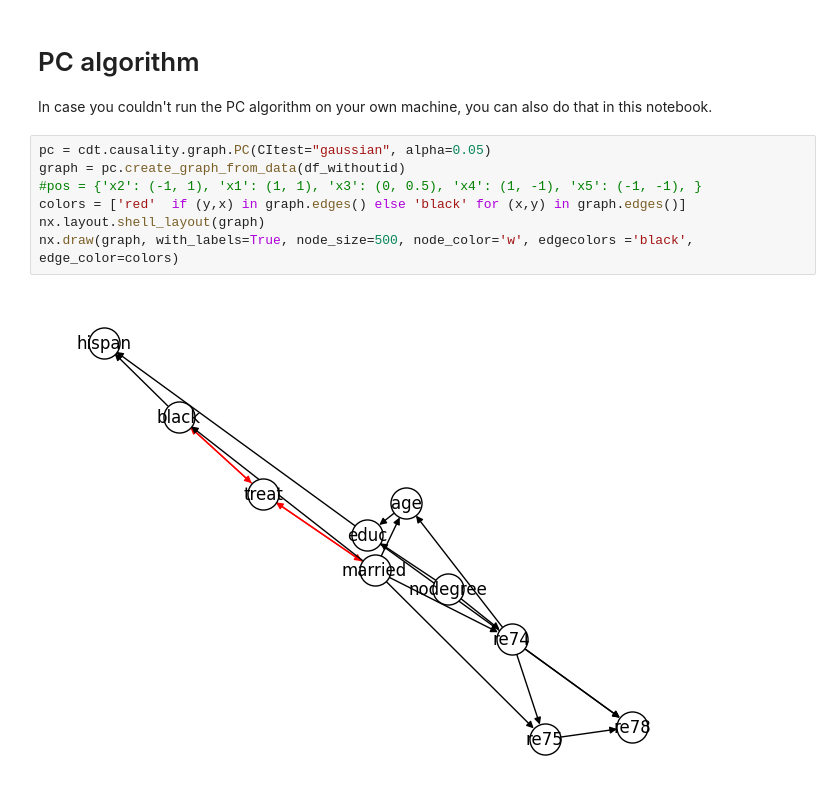
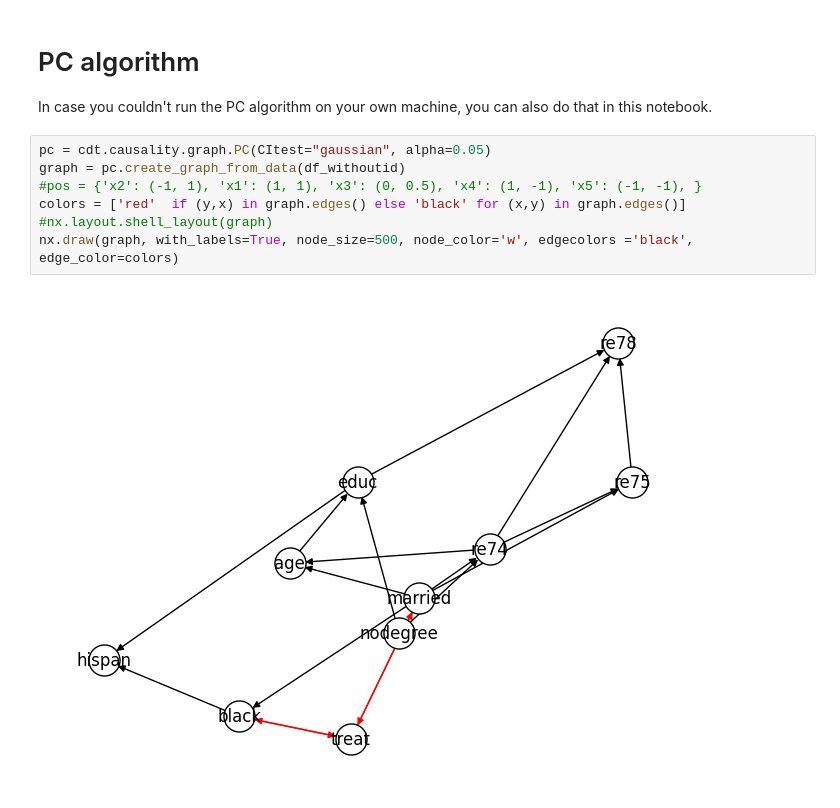
Before and after one commit to sohamchatterjee50/CAUSALITY, a Jupyter notebook: Causal_Discovery.ipynb, the cells around one changed output. Cells and saved outputs as stored; diff of their text form.

```diff
--- a/Causal_Discovery.ipynb
+++ b/Causal_Discovery.ipynb
@@ -217,9 +236,9 @@ In case you couldn't run the PC algorithm on your own machine, you can also do t
 # %%
 pc = cdt.causality.graph.PC(CItest="gaussian", alpha=0.05)
 graph = pc.create_graph_from_data(df_withoutid)
 #pos = {'x2': (-1, 1), 'x1': (1, 1), 'x3': (0, 0.5), 'x4': (1, -1), 'x5': (-1, -1), }
 colors = ['red'  if (y,x) in graph.edges() else 'black' for (x,y) in graph.edges()]
-nx.layout.shell_layout(graph)
+#nx.layout.shell_layout(graph)
 nx.draw(graph, with_labels=True, node_size=500, node_color='w', edgecolors ='black', edge_color=colors)
 # %% [output]
-[figure, old version]
+[figure, new version]
```
Also changed, not shown: parts of 4 cells of this notebook.
